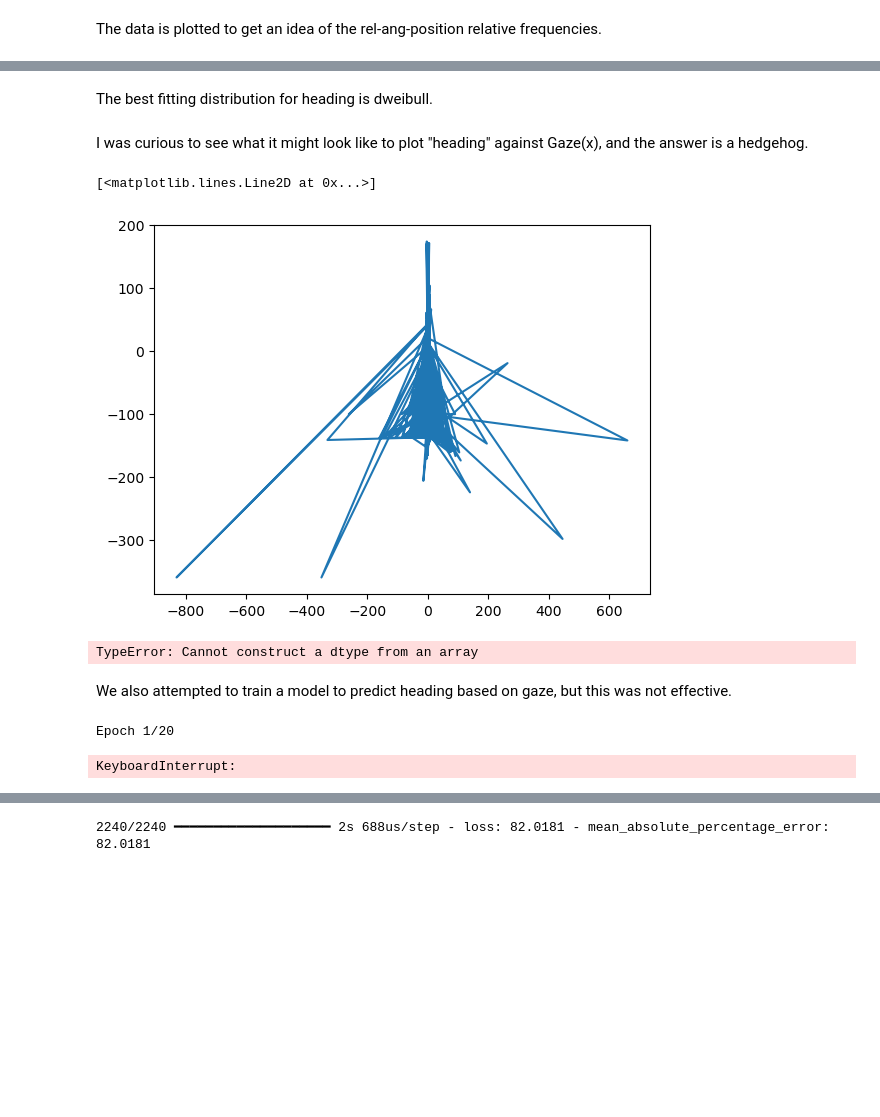
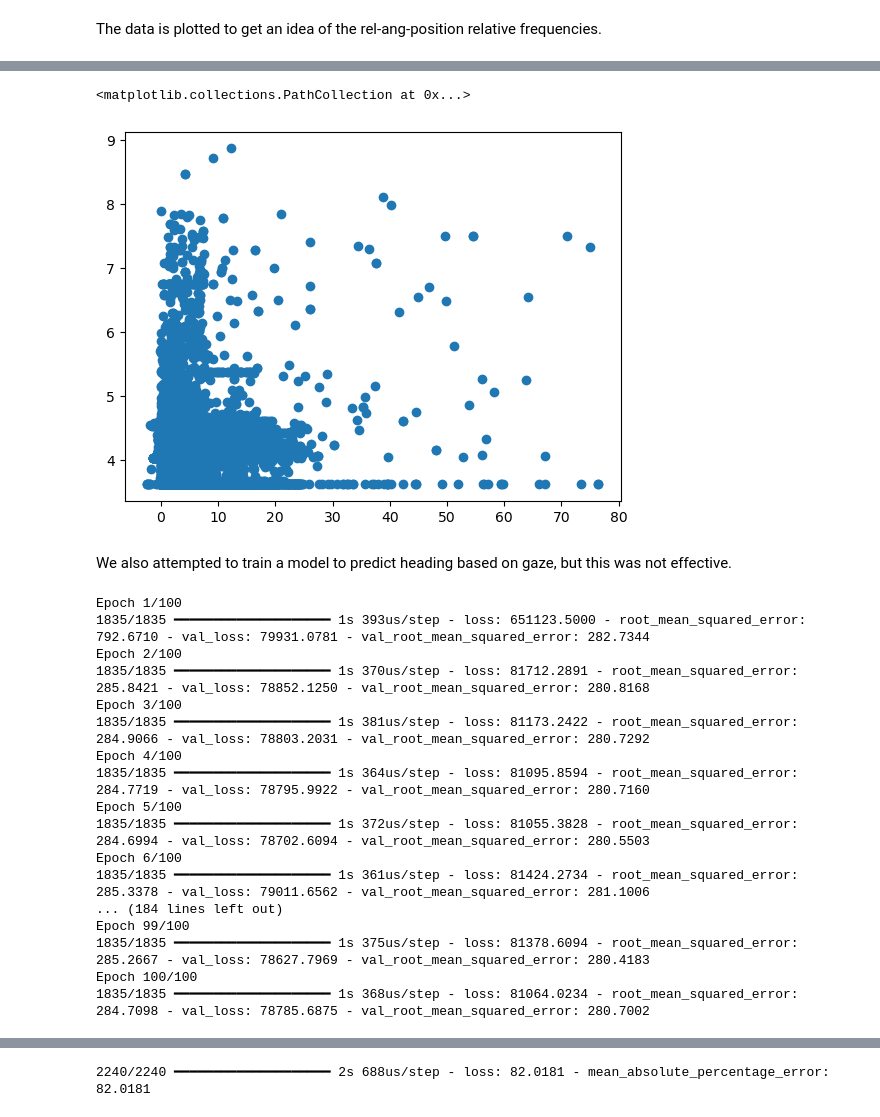
Before and after one commit to jerrymhuang/DreamDrone, a Jupyter notebook: FinalProject/deep_learn_heading.ipynb, the cells around one changed output, grey strips where cells are left out. Cells and saved outputs as stored; diff of their text form; code cells hidden in the pictures; blank space fills up the shorter version.

```diff
--- a/FinalProject/deep_learn_heading.ipynb
+++ b/FinalProject/deep_learn_heading.ipynb
@@ -26 +23,7 @@ gaze = pd.read_csv('full_data.csv', usecols=['Gaze.x.', 'Gaze.y.'])
+# %%
+ang = pd.read_csv('data/full_data2.csv', usecols=['Ang_Pos'], sep=';')
+gaze = pd.read_csv('data/full_data2.csv', usecols=['Gaze.x.', 'Gaze.y.'], sep=';')
+
+ang = ang.dropna()
+gaze = gaze.dropna()
 # %% [markdown]
@@ -186,39 +135,43 @@ f.summary()
-# %% [markdown]
-The best fitting distribution for heading is dweibull.
-# %% [markdown]
-I was curious to see what it might look like to plot "heading" against Gaze(x), and the answer is a hedgehog.
-# %%
-plt.plot(gaze_test[:,0], pred[:,0])
-# %% [output]
-[<matplotlib.lines.Line2D at 0x...>]
-[figure, removed]
-# %%
-#np.array((gaze_test[:,0], pred))
-np.array(gaze_test[:,0], pred[:,0])
-# %% [output]
-TypeError: Cannot construct a dtype from an array
+# %%
+plt.scatter(ang_test, pred)
+# %% [output]
+<matplotlib.collections.PathCollection at 0x...>
+[figure, added]
 # %% [markdown]
 We also attempted to train a model to predict heading based on gaze, but this was not effective.
 # %%
-# Basic feedforward structure
-model2 = keras.Sequential([
-    keras.layers.Input((1,)),
-    keras.layers.Dense(32, activation='relu'),
-    keras.layers.Dense(32, activation='relu'),
-    keras.layers.Dense(32, activation='relu'),
-    keras.layers.Dense(32, activation='relu'),
-    keras.layers.Dense(32, activation='relu'),
+hg_model = keras.Sequential([
+    keras.layers.Dense(8, activation='relu'),
+    #keras.layers.Dropout(0.1),
+    keras.layers.Dense(16, activation='relu'),
+    #keras.layers.Dropout(0.1),
+    keras.layers.Dense(8, activation='relu'),
+    #keras.layers.Dropout(0.1),
 
-    keras.layers.Dense(2, activation='sigmoid')
+    keras.layers.Dense(2, activation='relu')
 ])
 
 # Compile
-model2.compile(optimizer='adam', loss='mean_absolute_percentage_error', metrics=[keras.metrics.MeanAbsolutePercentageError()])
+hg_model.compile(optimizer=keras.optimizers.Adam(1e-3), loss='mean_squared_error', metrics=[keras.metrics.RootMeanSquaredError()])
 
-# Train
-j = model2.fit(ang_train, gaze_train, epochs=20, validation_split=0.1)
+g = hg_model.fit(ang_train, gaze_train, batch_size=64, epochs=100, validation_split=0.1)
 # %% [output]
-Epoch 1/20
+Epoch 1/100
+1835/1835 ━━━━━━━━━━━━━━━━━━━━ 1s 393us/step - loss: 651123.5000 - root_mean_squared_error: 792.6710 - val_loss: 79931.0781 - val_root_mean_squared_error: 282.7344
+Epoch 2/100
+1835/1835 ━━━━━━━━━━━━━━━━━━━━ 1s 370us/step - loss: 81712.2891 - root_mean_squared_error: 285.8421 - val_loss: 78852.1250 - val_root_mean_squared_error: 280.8168
+Epoch 3/100
+1835/1835 ━━━━━━━━━━━━━━━━━━━━ 1s 381us/step - loss: 81173.2422 - root_mean_squared_error: 284.9066 - val_loss: 78803.2031 - val_root_mean_squared_error: 280.7292
+Epoch 4/100
+1835/1835 ━━━━━━━━━━━━━━━━━━━━ 1s 364us/step - loss: 81095.8594 - root_mean_squared_error: 284.7719 - val_loss: 78795.9922 - val_root_mean_squared_error: 280.7160
+Epoch 5/100
+1835/1835 ━━━━━━━━━━━━━━━━━━━━ 1s 372us/step - loss: 81055.3828 - root_mean_squared_error: 284.6994 - val_loss: 78702.6094 - val_root_mean_squared_error: 280.5503
+Epoch 6/100
+1835/1835 ━━━━━━━━━━━━━━━━━━━━ 1s 361us/step - loss: 81424.2734 - root_mean_squared_error: 285.3378 - val_loss: 79011.6562 - val_root_mean_squared_error: 281.1006
+... (184 lines left out)
+Epoch 99/100
+1835/1835 ━━━━━━━━━━━━━━━━━━━━ 1s 375us/step - loss: 81378.6094 - root_mean_squared_error: 285.2667 - val_loss: 78627.7969 - val_root_mean_squared_error: 280.4183
+Epoch 100/100
+1835/1835 ━━━━━━━━━━━━━━━━━━━━ 1s 368us/step - loss: 81064.0234 - root_mean_squared_error: 284.7098 - val_loss: 78785.6875 - val_root_mean_squared_error: 280.7002
-KeyboardInterrupt:
 # %%
 fig, ax = plt.subplots(1, 1, figsize=(10, 6))
```
Also changed, not shown: parts of 24 cells of this notebook.
